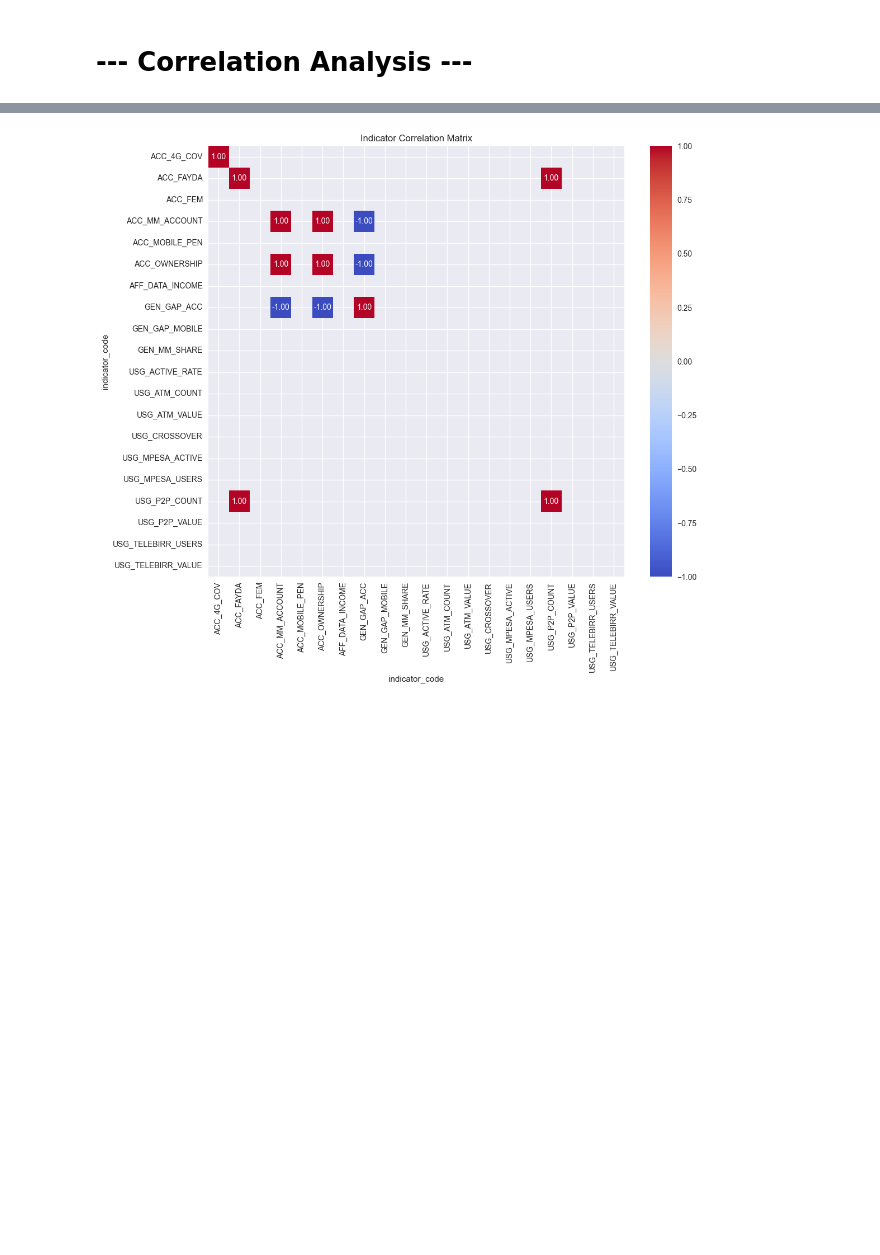
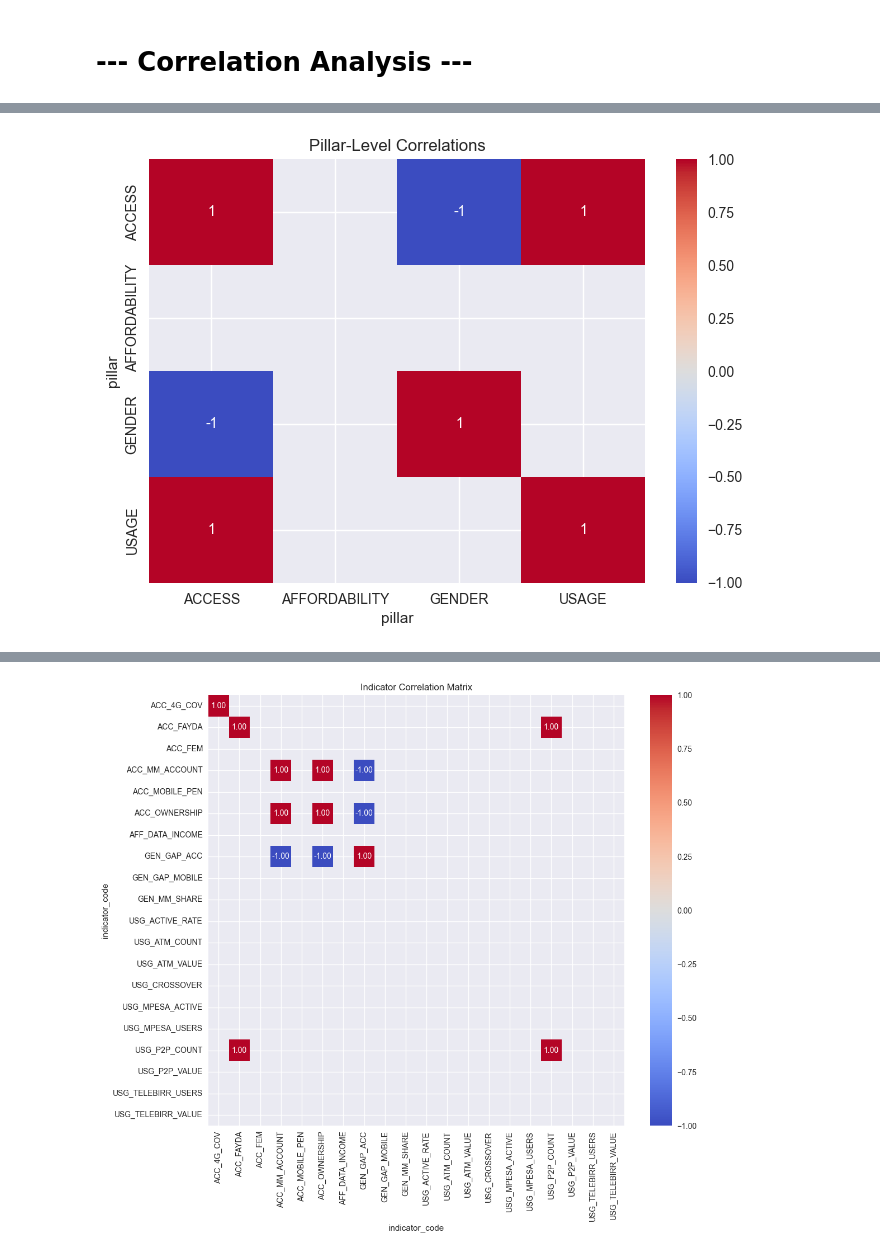
Before and after one commit to Kalalayu/ethiopia-fi-forecast, a Jupyter notebook: notebooks/task_2_eda.ipynb, the cells around one changed output, grey strips where cells are left out. Drawn from its saved outputs; the diff is of its cells as text; code cells hidden in the pictures; blank space fills up the shorter version.

```diff
--- a/notebooks/task_2_eda.ipynb
+++ b/notebooks/task_2_eda.ipynb
@@ -369,0 +384,11 @@ plt.show()
+# %%
+obs = df[df['record_type'] == "observation"]
+
+pillar_pivot = obs.pivot_table(
+    index='year',
+    columns='pillar',
+    values='value_numeric',
+    aggfunc='mean'
+)
+
+pillar_pivot
@@ -369,0 +404,8 @@ plt.show()
+# %%
+corr = pillar_pivot.corr()
+
+sns.heatmap(corr, annot=True, cmap='coolwarm', center=0)
+plt.title("Pillar-Level Correlations")
+plt.show()
+# %% [output]
+[figure, added]
```
Also changed, not shown: parts of 13 cells of this notebook, 1 other file.
